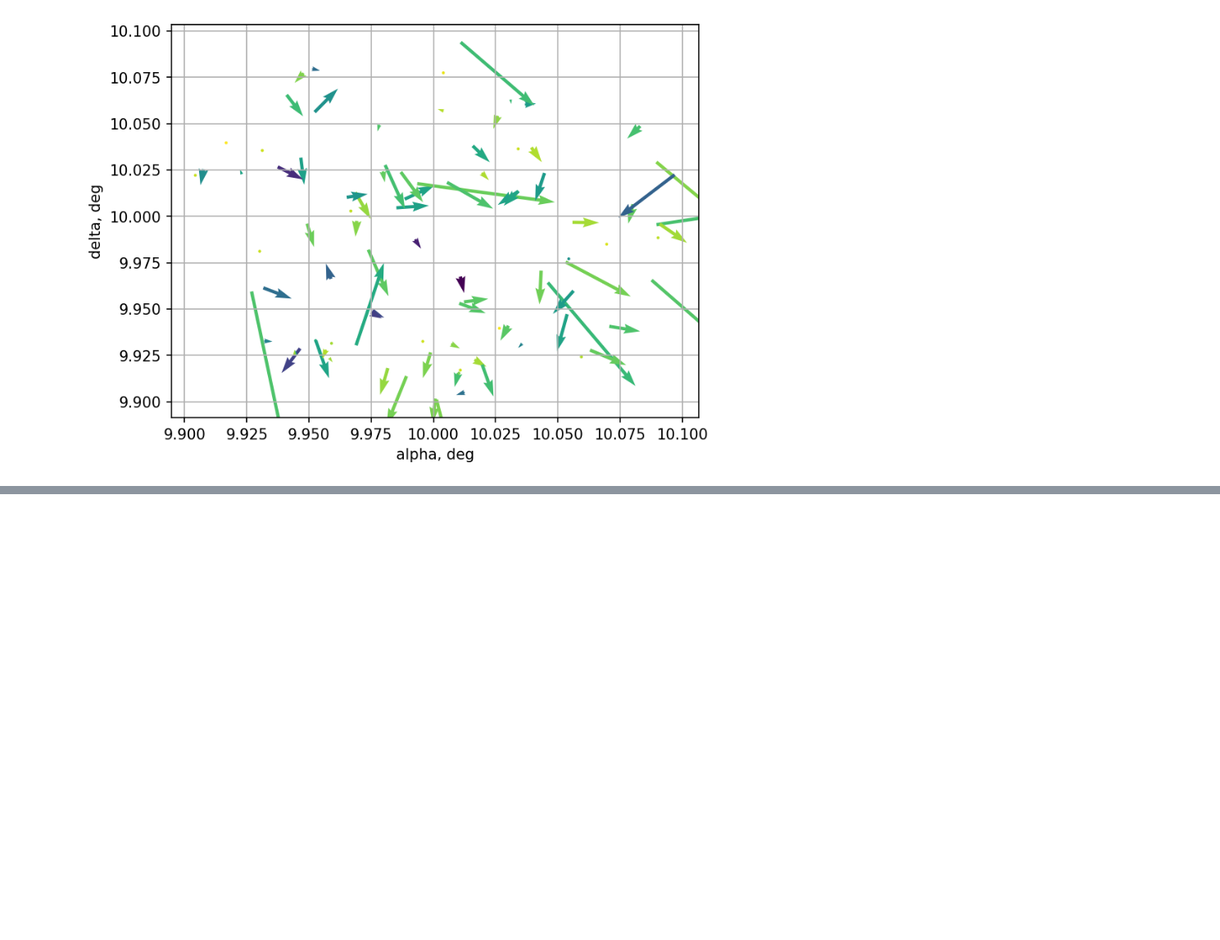
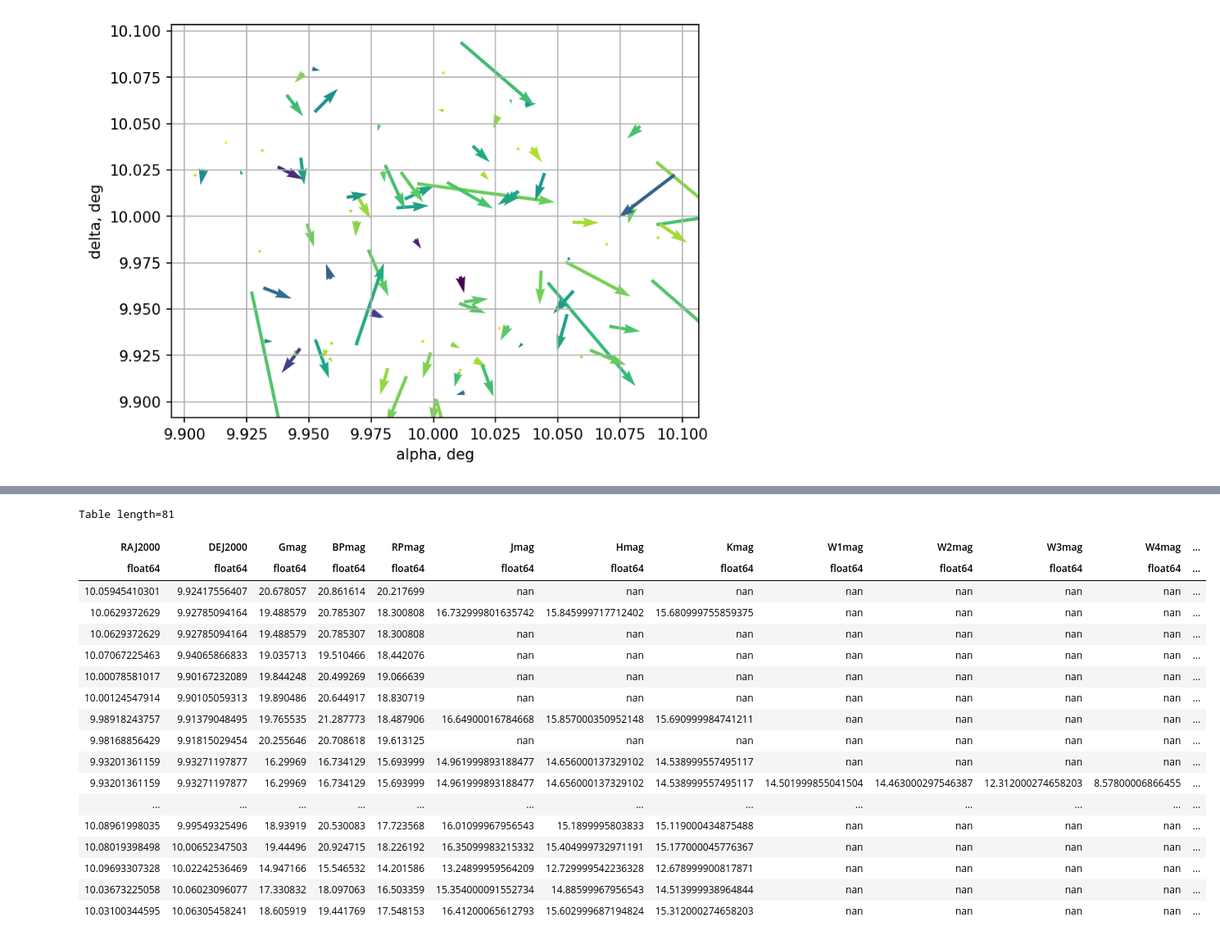
Before and after one commit to AstroTaffer/MEN-681301-OAM, a Jupyter notebook: Chazov.ipynb, the cells around one changed output, grey strips where cells are left out. Shown at 82% size. Drawn from its saved outputs; the diff is of its cells as text; code cells hidden in the pictures; blank space fills up the shorter version.

```diff
--- a/Chazov.ipynb
+++ b/Chazov.ipynb
@@ -43,3 +58,5 @@ if len(Vizier_result) != 0:
+# %%
+Gaia_tab = np.load('gaia_cat.npy')
 # %%
 fig1, ax1 = plt.subplots(dpi=150)
 ax1.set_xlabel(r"alpha, deg")
@@ -62,0 +86,44 @@ plt.savefig(f"result_quiver.png")
+# %%
+mags = ('RAJ2000', 'DEJ2000', 'Gmag', 'BPmag',
+        'RPmag', 'Jmag', 'Hmag', 'Kmag', 'W1mag', 'W2mag', 'W3mag', 'W4mag',
+        'gmag', 'imag', 'rmag', 'ymag', 'zmag')
+result_cat = Table(names=mags)
+Tab_List = [Gaia_tab[0], Gaia_tab[1], Gaia_tab[2], Gaia_tab[3]]
+for row in Tab_List[0]:
+    for cat in Tab_List[1:]:
+        for item in cat:
+            if np.sqrt((row['RAJ2000']-item['RAJ2000'])**2+(row['DEJ2000']-item['DEJ2000'])**2)<1e-4:
+                result_cat.add_row()
+                for mag in mags:
+                    try:
+                        result_cat[-1][mag] = row[mag]
+                        continue
+                    except:
+                        # result_cat[-1][mag] = np.nan
+                        pass
+                    try:
+                        result_cat[-1][mag] = item[mag]
+                    except:
+                        result_cat[-1][mag] = np.nan
+result_cat
+# np.save('result_cat', result_cat)
+# %% [output]
+Table length=81
+| RAJ2000 | DEJ2000 | Gmag | BPmag | RPmag | Jmag | Hmag | Kmag | W1mag | W2mag | W3mag | W4mag | ... |
+| float64 | float64 | float64 | float64 | float64 | float64 | float64 | float64 | float64 | float64 | float64 | float64 | ... |
+| 10.05945410301 | 9.92417556407 | 20.678057 | 20.861614 | 20.217699 | nan | nan | nan | nan | nan | nan | nan | ... |
+| 10.0629372629 | 9.92785094164 | 19.488579 | 20.785307 | 18.300808 | 16.732999801635742 | 15.845999717712402 | 15.680999755859375 | nan | nan | nan | nan | ... |
+| 10.0629372629 | 9.92785094164 | 19.488579 | 20.785307 | 18.300808 | nan | nan | nan | nan | nan | nan | nan | ... |
+| 10.07067225463 | 9.94065866833 | 19.035713 | 19.510466 | 18.442076 | nan | nan | nan | nan | nan | nan | nan | ... |
+| 10.00078581017 | 9.90167232089 | 19.844248 | 20.499269 | 19.066639 | nan | nan | nan | nan | nan | nan | nan | ... |
+| 10.00124547914 | 9.90105059313 | 19.890486 | 20.644917 | 18.830719 | nan | nan | nan | nan | nan | nan | nan | ... |
+| 9.98918243757 | 9.91379048495 | 19.765535 | 21.287773 | 18.487906 | 16.64900016784668 | 15.857000350952148 | 15.690999984741211 | nan | nan | nan | nan | ... |
+| 9.98168856429 | 9.91815029454 | 20.255646 | 20.708618 | 19.613125 | nan | nan | nan | nan | nan | nan | nan | ... |
+| 9.93201361159 | 9.93271197877 | 16.29969 | 16.734129 | 15.693999 | 14.961999893188477 | 14.656000137329102 | 14.538999557495117 | nan | nan | nan | nan | ... |
+| 9.93201361159 | 9.93271197877 | 16.29969 | 16.734129 | 15.693999 | 14.961999893188477 | 14.656000137329102 | 14.538999557495117 | 14.501999855041504 | 14.463000297546387 | 12.312000274658203 | 8.57800006866455 | ... |
+| ... | ... | ... | ... | ... | ... | ... | ... | ... | ... | ... | ... | ... |
+| 10.08961998035 | 9.99549325496 | 18.93919 | 20.530083 | 17.723568 | 16.01099967956543 | 15.1899995803833 | 15.119000434875488 | nan | nan | nan | nan | ... |
+| 10.08019398498 | 10.00652347503 | 19.44496 | 20.924715 | 18.226192 | 16.35099983215332 | 15.404999732971191 | 15.177000045776367 | nan | nan | nan | nan | ... |
+| 10.09693307328 | 10.02242536469 | 14.947166 | 15.546532 | 14.201586 | 13.24899959564209 | 12.729999542236328 | 12.678999900817871 | nan | nan | nan | nan | ... |
+| 10.03673225058 | 10.06023096077 | 17.330832 | 18.097063 | 16.503359 | 15.354000091552734 | 14.88599967956543 | 14.513999938964844 | nan | nan | nan | nan | ... |
+| 10.03100344595 | 10.06305458241 | 18.605919 | 19.441769 | 17.548153 | 16.41200065612793 | 15.602999687194824 | 15.312000274658203 | nan | nan | nan | nan | ... |
```
Also changed, not shown: parts of 7 cells of this notebook.
